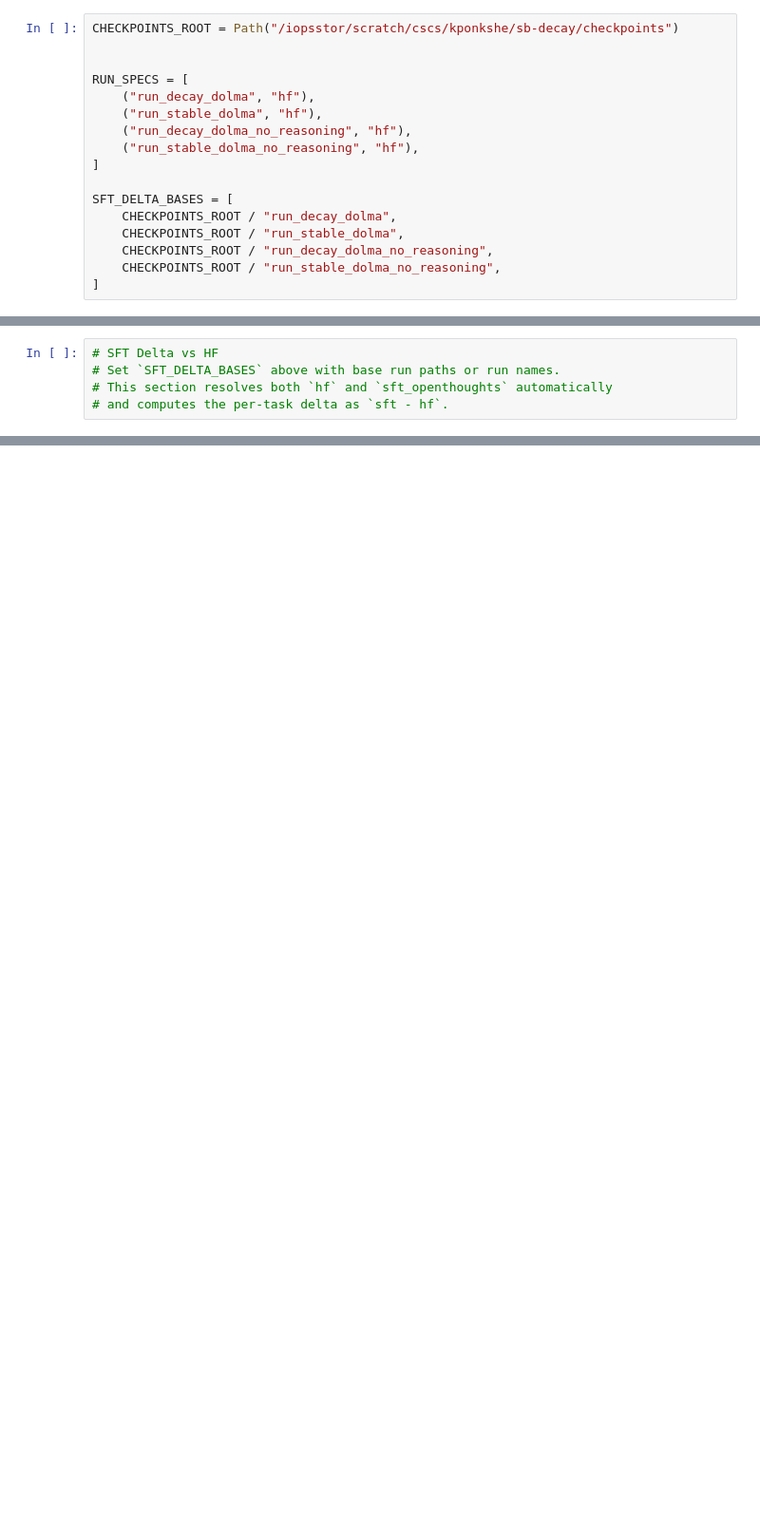
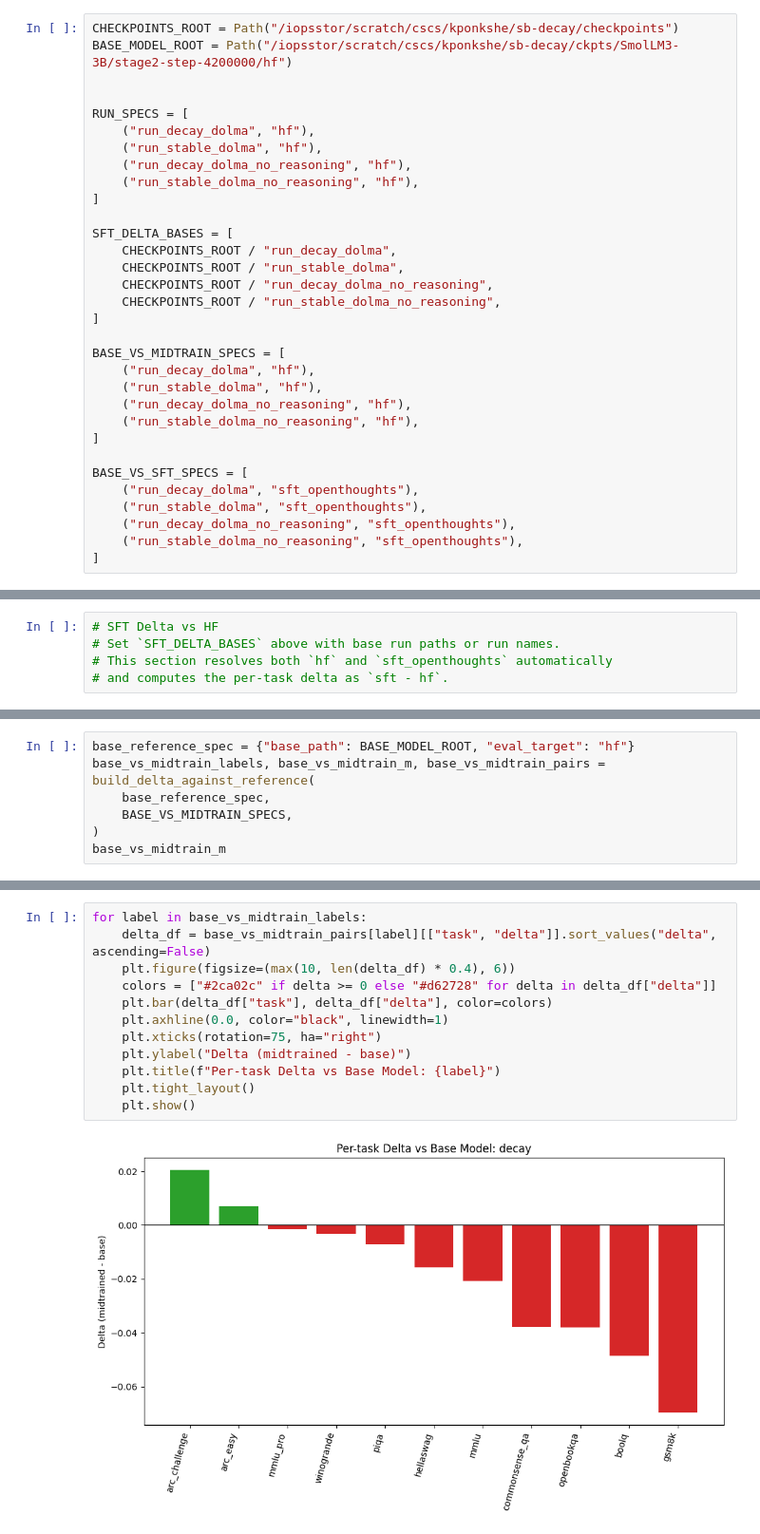
Before and after one commit to KaustubhP11/sb-decay, a Jupyter notebook: text/evaluation/smollm3/plotting/eval_comparison.ipynb, the cells around one changed output, grey strips where cells are left out. Shown at 95% size. Saved outputs shown, nothing was run; the diff lists cells and outputs as text; blank space fills up the shorter version.

Commit message:
added plots

```diff
--- a/text/evaluation/smollm3/plotting/eval_comparison.ipynb
+++ b/text/evaluation/smollm3/plotting/eval_comparison.ipynb
@@ -11,6 +11,7 @@ import pandas as pd
 from plot_eval_comparison import load_run, RunInfo
 # %%
 CHECKPOINTS_ROOT = Path("/iopsstor/scratch/cscs/kponkshe/sb-decay/checkpoints")
+BASE_MODEL_ROOT = Path("/iopsstor/scratch/cscs/kponkshe/sb-decay/ckpts/SmolLM3-3B/stage2-step-4200000/hf")
 
 
 RUN_SPECS = [
@@ -26,6 +27,20 @@ SFT_DELTA_BASES = [
     CHECKPOINTS_ROOT / "run_decay_dolma_no_reasoning",
     CHECKPOINTS_ROOT / "run_stable_dolma_no_reasoning",
 ]
+
+BASE_VS_MIDTRAIN_SPECS = [
+    ("run_decay_dolma", "hf"),
+    ("run_stable_dolma", "hf"),
+    ("run_decay_dolma_no_reasoning", "hf"),
+    ("run_stable_dolma_no_reasoning", "hf"),
+]
+
+BASE_VS_SFT_SPECS = [
+    ("run_decay_dolma", "sft_openthoughts"),
+    ("run_stable_dolma", "sft_openthoughts"),
+    ("run_decay_dolma_no_reasoning", "sft_openthoughts"),
+    ("run_stable_dolma_no_reasoning", "sft_openthoughts"),
+]
 # %%
 def extract_run_label(path: Path) -> str:
     match = re.search(r"/(run_[^/]+)", str(path))
@@ -348,0 +426,7 @@ for label in sft_delta_labels:
+# %%
+base_reference_spec = {"base_path": BASE_MODEL_ROOT, "eval_target": "hf"}
+base_vs_midtrain_labels, base_vs_midtrain_m, base_vs_midtrain_pairs = build_delta_against_reference(
+    base_reference_spec,
+    BASE_VS_MIDTRAIN_SPECS,
+)
+base_vs_midtrain_m
@@ -348,0 +446,14 @@ for label in sft_delta_labels:
+# %%
+for label in base_vs_midtrain_labels:
+    delta_df = base_vs_midtrain_pairs[label][["task", "delta"]].sort_values("delta", ascending=False)
+    plt.figure(figsize=(max(10, len(delta_df) * 0.4), 6))
+    colors = ["#2ca02c" if delta >= 0 else "#d62728" for delta in delta_df["delta"]]
+    plt.bar(delta_df["task"], delta_df["delta"], color=colors)
+    plt.axhline(0.0, color="black", linewidth=1)
+    plt.xticks(rotation=75, ha="right")
+    plt.ylabel("Delta (midtrained - base)")
+    plt.title(f"Per-task Delta vs Base Model: {label}")
+    plt.tight_layout()
+    plt.show()
+# %% [output]
+[figure, added]
```
Also changed, not shown: parts of 12 cells of this notebook, 4 other files.
